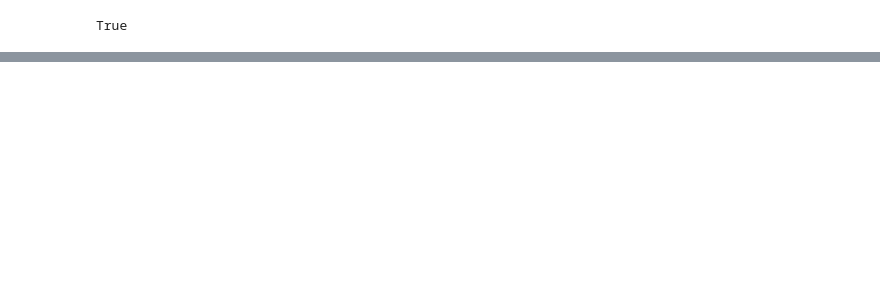
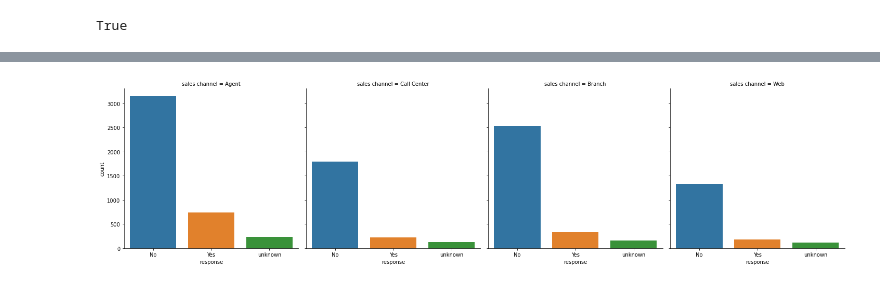
Before and after one commit to MiguelVilloslada/IronMiguel, a Jupyter notebook: Working/LAB/Customer Analysis Round 2.ipynb, the cells around one changed output, grey strips where cells are left out. Saved outputs shown, nothing was run; the diff lists cells and outputs as text; code cells hidden in the pictures; blank space fills up the shorter version.

```diff
--- a/Working/LAB/Customer Analysis Round 2.ipynb
+++ b/Working/LAB/Customer Analysis Round 2.ipynb
@@ -234,0 +272,4 @@ mca.query('month == 1 or month == 2 or month ==3')
+# %%
+sns.catplot(x='response', col='sales channel', data=mca, kind='count');
+# %% [output]
+[figure, added]
```
Also changed, not shown: parts of 22 cells of this notebook.
